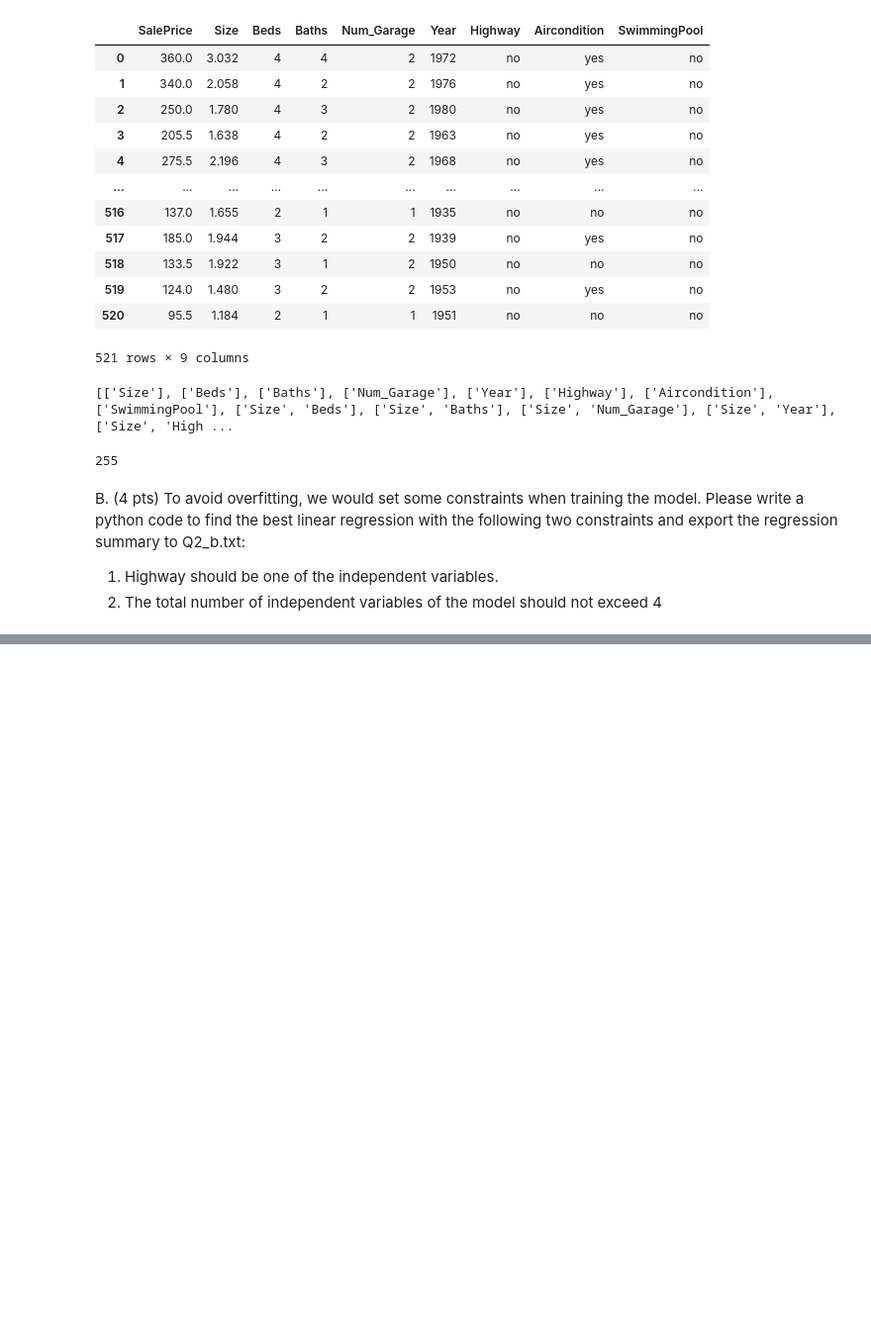
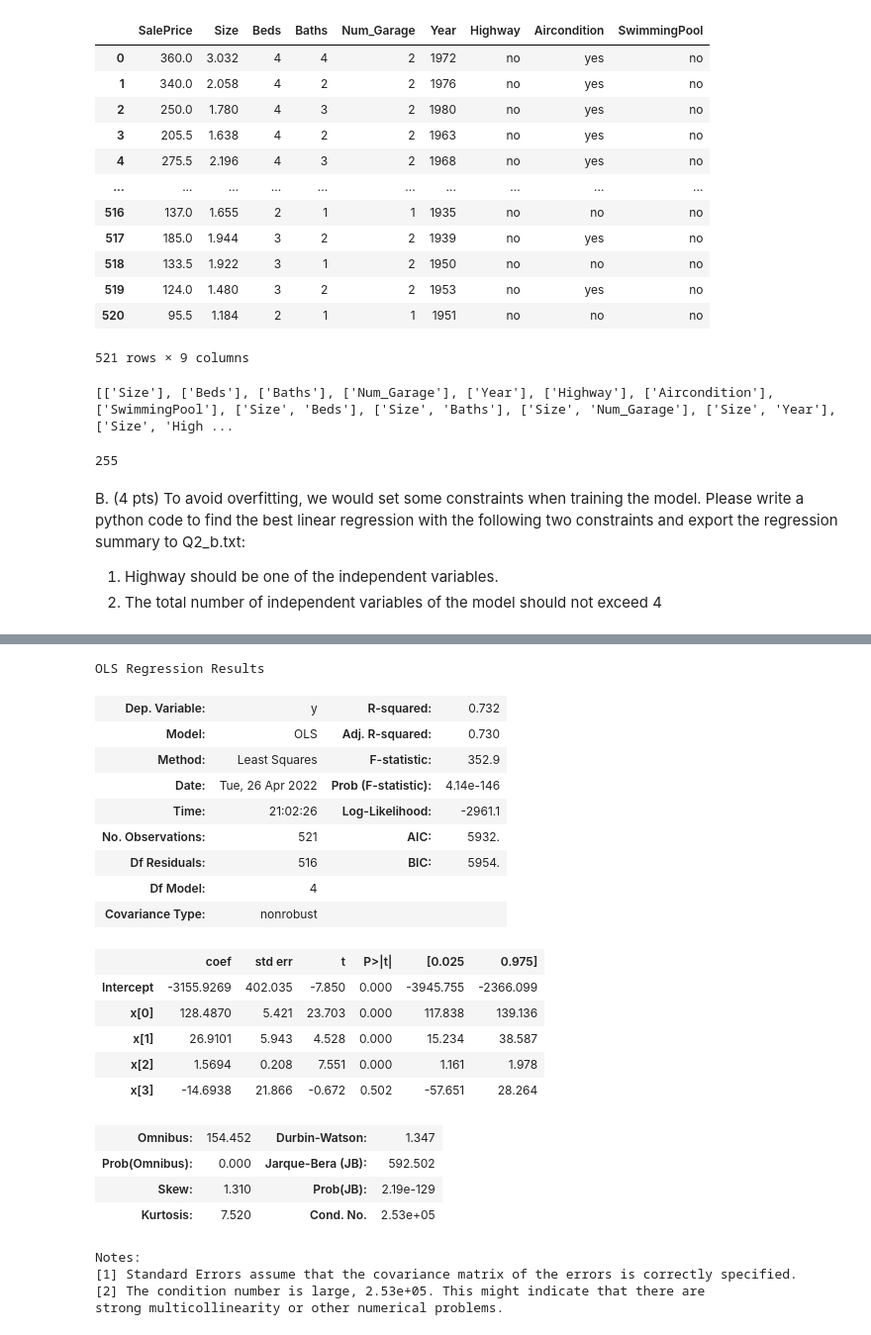
Before and after one commit to Genepyi/Big-Data-and-Quantitative-Methods, a Jupyter notebook: Big Data and Quantitative Method Timothe Durand.ipynb, the cells around one changed output, grey strips where cells are left out. Shown at 99% size. Cells and saved outputs as stored; diff of their text form; code cells hidden in the pictures; blank space fills up the shorter version.

```diff
--- a/Big Data and Quantitative Method Timothe Durand.ipynb
+++ b/Big Data and Quantitative Method Timothe Durand.ipynb
@@ -151,0 +192,33 @@ AttributeError: module 'statsmodels.formula.api' has no attribute 'add_constant'
+# %%
+#We describe statistics about the regression
+x = real_estate[['Size', 'Num_Garage', 'Year', 'Highway']]
+y = real_estate['SalePrice']
+model = smf.ols(formula = 'y~x', data = real_estate).fit()
+
+ols_results = model.summary()
+ols_results
+# %% [output]
+OLS Regression Results
+| Dep. Variable: | y | R-squared: | 0.732 |
+| Model: | OLS | Adj. R-squared: | 0.730 |
+| Method: | Least Squares | F-statistic: | 352.9 |
+| Date: | Tue, 26 Apr 2022 | Prob (F-statistic): | 4.14e-146 |
+| Time: | 21:02:26 | Log-Likelihood: | -2961.1 |
+| No. Observations: | 521 | AIC: | 5932. |
+| Df Residuals: | 516 | BIC: | 5954. |
+| Df Model: | 4 |  |  |
+| Covariance Type: | nonrobust |  |  |
+|  | coef | std err | t | P>|t| | [0.025 | 0.975] |
+| Intercept | -3155.9269 | 402.035 | -7.850 | 0.000 | -3945.755 | -2366.099 |
+| x[0] | 128.4870 | 5.421 | 23.703 | 0.000 | 117.838 | 139.136 |
+| x[1] | 26.9101 | 5.943 | 4.528 | 0.000 | 15.234 | 38.587 |
+| x[2] | 1.5694 | 0.208 | 7.551 | 0.000 | 1.161 | 1.978 |
+| x[3] | -14.6938 | 21.866 | -0.672 | 0.502 | -57.651 | 28.264 |
+| Omnibus: | 154.452 | Durbin-Watson: | 1.347 |
+| Prob(Omnibus): | 0.000 | Jarque-Bera (JB): | 592.502 |
+| Skew: | 1.310 | Prob(JB): | 2.19e-129 |
+| Kurtosis: | 7.520 | Cond. No. | 2.53e+05 |
+Notes:
+[1] Standard Errors assume that the covariance matrix of the errors is correctly specified.
+[2] The condition number is large, 2.53e+05. This might indicate that there are
+strong multicollinearity or other numerical problems.
```
Also changed, not shown: parts of 6 cells of this notebook.
